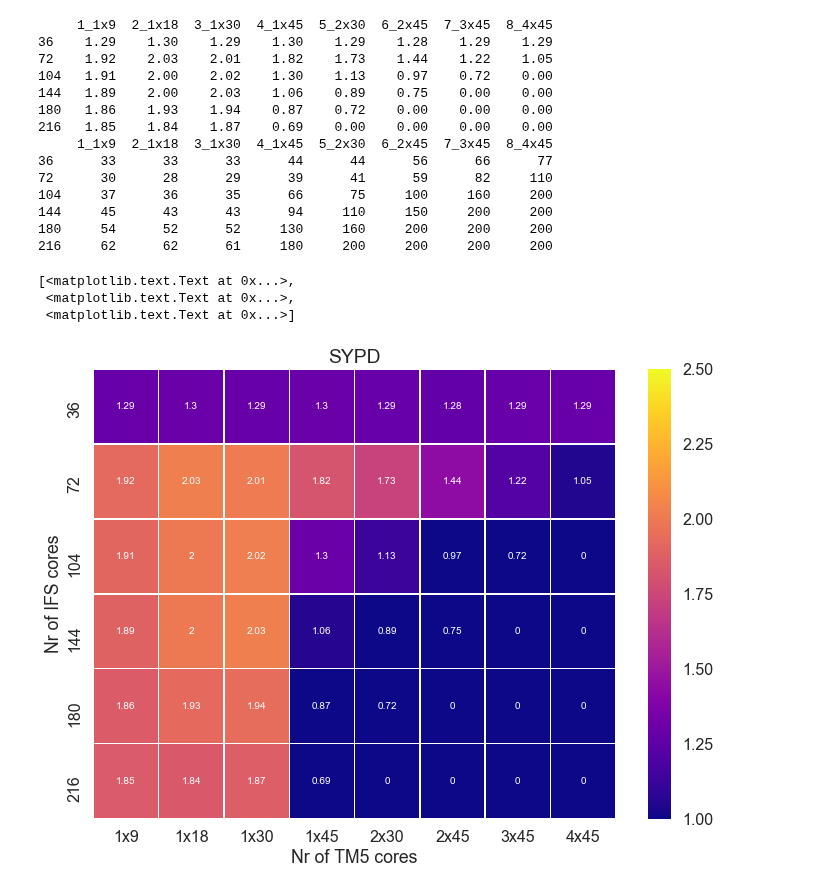
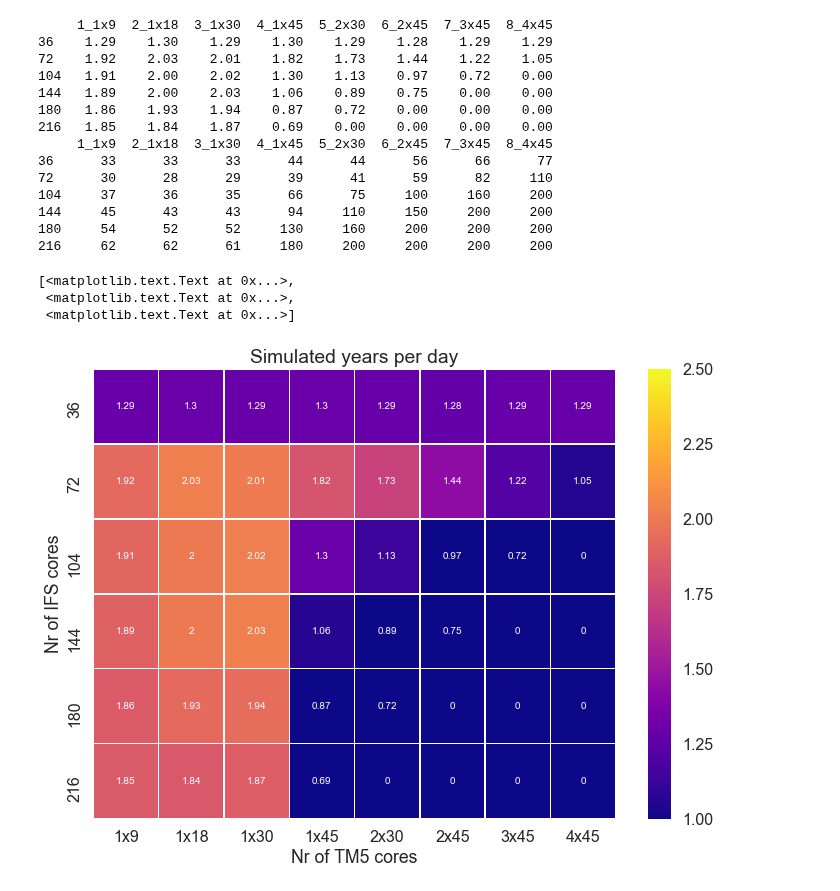
Before and after one commit to Killaars/PhD, a Jupyter notebook: BBOS_2017/Balance of the IFS-TM5 model.ipynb, the cells around one changed output. Drawn from its saved outputs; the diff is of its cells as text; code cells hidden in the pictures.

```diff
--- a/BBOS_2017/Balance of the IFS-TM5 model.ipynb
+++ b/BBOS_2017/Balance of the IFS-TM5 model.ipynb
@@ -44,35 +44,35 @@ threehour_SBU = pd.DataFrame({'1_1x9' : SBU1x9,
                            '3_1x30' : SBU1x30,
                            '4_1x45' : SBU1x45,
                            '5_2x30' : SBU2x30,
                            '6_2x45' : SBU2x45,
                            '7_3x45' : SBU3x45,
                            '8_4x45' : SBU4x45},index=ifs)
 print(threehour_SBU)
 xticklabels=['1x9','1x18','1x30','1x45','2x30','2x45','3x45','4x45']
 
 f, (ax1) = plt.subplots(1, 1)
 f.set_size_inches(11.7, 8.27)
 ax1=sns.heatmap(threehour_SYPD,annot=True,cmap='plasma', fmt='g', linewidths=.5,xticklabels=xticklabels, vmin=1, vmax=2.5)
-ax1.set(xlabel='Nr of TM5 cores', ylabel='Nr of IFS cores',title='SYPD')
+ax1.set(xlabel='Nr of TM5 cores', ylabel='Nr of IFS cores',title='Simulated years per day')
 # %% [output]
      1_1x9  2_1x18  3_1x30  4_1x45  5_2x30  6_2x45  7_3x45  8_4x45
 36    1.29    1.30    1.29    1.30    1.29    1.28    1.29    1.29
 72    1.92    2.03    2.01    1.82    1.73    1.44    1.22    1.05
 104   1.91    2.00    2.02    1.30    1.13    0.97    0.72    0.00
 144   1.89    2.00    2.03    1.06    0.89    0.75    0.00    0.00
 180   1.86    1.93    1.94    0.87    0.72    0.00    0.00    0.00
 216   1.85    1.84    1.87    0.69    0.00    0.00    0.00    0.00
      1_1x9  2_1x18  3_1x30  4_1x45  5_2x30  6_2x45  7_3x45  8_4x45
 36      33      33      33      44      44      56      66      77
 72      30      28      29      39      41      59      82     110
 104     37      36      35      66      75     100     160     200
 144     45      43      43      94     110     150     200     200
 180     54      52      52     130     160     200     200     200
 216     62      62      61     180     200     200     200     200
 [<matplotlib.text.Text at 0x...>,
  <matplotlib.text.Text at 0x...>,
  <matplotlib.text.Text at 0x...>]
-[figure, old version]
+[figure, new version]
 # %%
 f, (ax1) = plt.subplots(1, 1)
 f.set_size_inches(11.7, 8.27)
```
Also changed, not shown: parts of 3 cells of this notebook, 3 other files.
